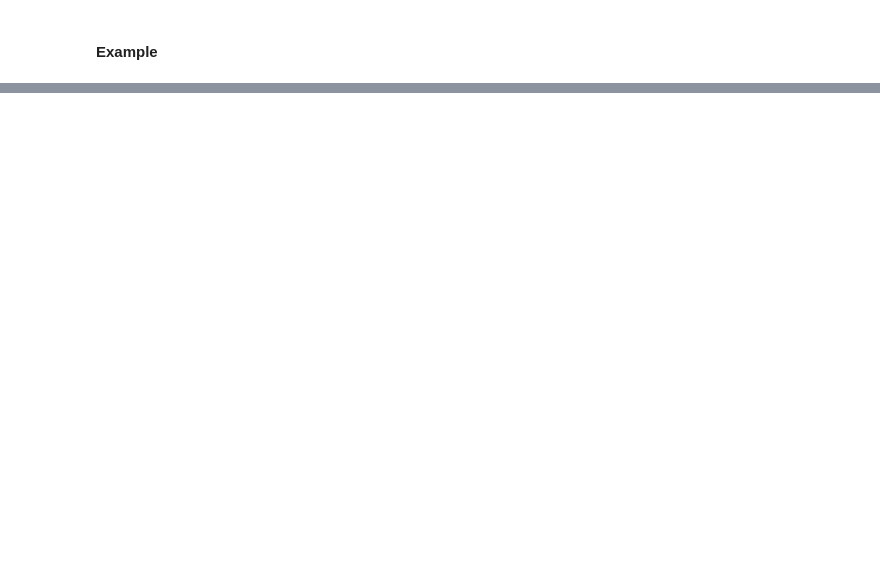
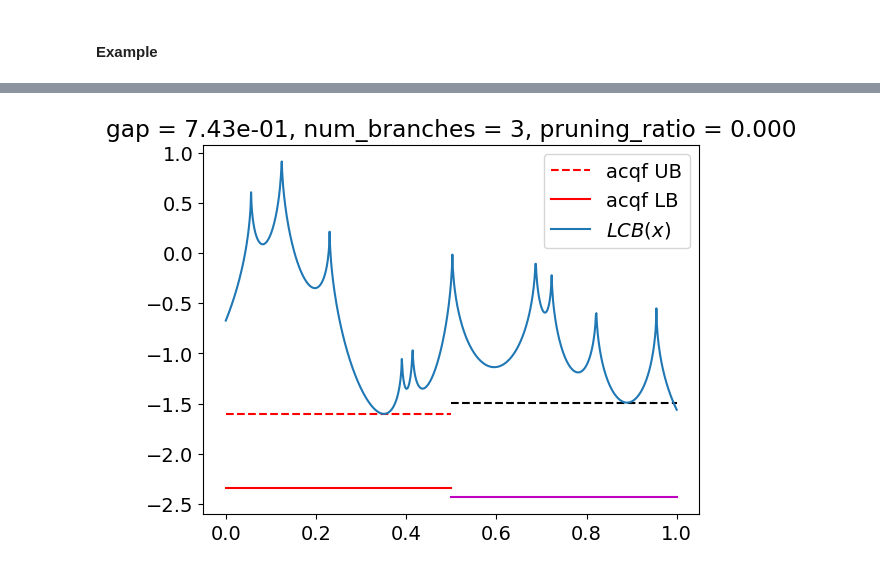
Before and after one commit to llnl/hiop, a Jupyter notebook: src/Drivers/hiopbbpy/BODemoNLP-Tucker.ipynb, the cells around one changed output, grey strips where cells are left out. Drawn from its saved outputs; the diff is of its cells as text; code cells hidden in the pictures; blank space fills up the shorter version.

```diff
--- a/src/Drivers/hiopbbpy/BODemoNLP-Tucker.ipynb
+++ b/src/Drivers/hiopbbpy/BODemoNLP-Tucker.ipynb
@@ -87,0 +118,94 @@ plt.show()
+# %%
+from hiopbbpy.opt.bnbalgorithm import branch
+nodes = [root]
+
+num_divisions = 7
+num_branches = 1
+LUBgaps = np.zeros(num_divisions)
+min_gaps = np.zeros(num_divisions)
+max_gaps = np.zeros(num_divisions)
+avg_gaps = np.zeros(num_divisions)
+std_gaps = np.zeros(num_divisions)
+pruning_ratios = np.zeros(num_divisions)
+all_all_gaps = []
+
+for j in range(num_divisions):
+    children = []
+    for node in nodes:
+        for child_l, child_u in branch(node.l, node.u):
+            acqf_L, acqf_U = bnb.compute_acqf_bounds(child_l, child_u)
+
+            child = BnBNode(child_l, child_u, acqf_L, acqf_U)
+            children.append(child)
+            if acqf_U - acqf_L < 0.:
+                print("gap failure")
+                pts = np.atleast_2d(np.linspace(child_l[0], child_u[0], num =200)).T
+                acqf_pts = acqf.evaluate(pts).flatten()
+                acqf_min = min(acqf_pts)
+                if acqf_L > acqf_min:
+                    print("improper lower-bound comp")
+                    print("acqf_L = ", acqf_L)
+                    print("acqf_min = ", acqf_min)
+                    print("relative error = ", abs(acqf_L - acqf_min) / abs(acqf_min))
+                if acqf_U < acqf_min:
+                    print("local acqf_U optimizer did not converge to global nodal min")
+                print("node:", child_l[0], child_u[0])
+                for train_pt in x_train:
+                    if child_l[0] <= train_pt[0] and train_pt[0] <= child_u[0]:
+                        print("trainint pt", train_pt, "is in the node")
+
+    num_branches += len(children)
+
+    min_idx = np.argmin([child.aq_U for child in children])
+    LUB = children[min_idx].aq_U
+    LUBgap = children[min_idx].aq_U - children[min_idx].aq_L
+    all_gaps = np.array([child.aq_U - child.aq_L for child in children])
+    min_gaps[j] = min(all_gaps)
+    max_gaps[j] = max(all_gaps)
+    avg_gaps[j] = np.mean(all_gaps)
+    std_gaps[j] = np.std(all_gaps)
+    LUBgaps[j] = LUBgap
+    all_all_gaps.append(all_gaps)
+
+    pruning_ratio = 0.
+    for i, child in enumerate(children):
+        if child.aq_L > LUB:
+            pruning_ratio += 1.
+    pruning_ratio /= len(children)
+    pruning_ratios[j] = pruning_ratio
+    for i, child in enumerate(children):
+        xplt = np.linspace(child.l[0], child.u[0], num=10)
+        acqf_UB = child.aq_U * np.ones(10)
+        acqf_LB = child.aq_L * np.ones(10)
+        if i == min_idx:
+            ub_color = 'r'
+            lb_color = 'r'
+        elif child.aq_L > LUB:
+            ub_color = 'k'
+            lb_color = 'g'
+        else:
+            ub_color = 'k'
+            lb_color = 'm'
+
+        if i == 0:
+            plt.plot(xplt, acqf_UB, "--" + ub_color, label="acqf UB")
+            plt.plot(xplt, acqf_LB, "-" + lb_color, label="acqf LB")
+        else:
+            plt.plot(xplt, acqf_UB, "--" + ub_color)
+            plt.plot(xplt, acqf_LB, "-" + lb_color)
+    plt.plot(X, Y_acqf, label=r'$LCB(x)$')
+    plt.title('gap = {0:1.2e}, num_branches = {1:d}, pruning_ratio = {2:1.3f}'.format(
+        LUBgap, num_branches, pruning_ratio))
+    plt.legend()
+    #plt.savefig('data_bounds/ublb'+str(j) + 'divisions.png')
+    plt.show()
+    #plt.close()
+    #for i, child in enumerate(children):
+    #    xplt = np.linspace(child.l[0], child.u[0], num=10)
+    #    Y_gap = (child.aq_U - child.aq_L) * np.ones(10)
+    #    plt.plot(xplt, Y_gap, '--k')
+    #plt.scatter(x_train, np.zeros(x_train.shape[0]), marker='o', s=30, c='magenta', label='training points')
+    #plt.show()
+    nodes = children
+# %% [output]
+[figure, added]
```
Also changed, not shown: parts of 21 cells of this notebook, 4 other files.
